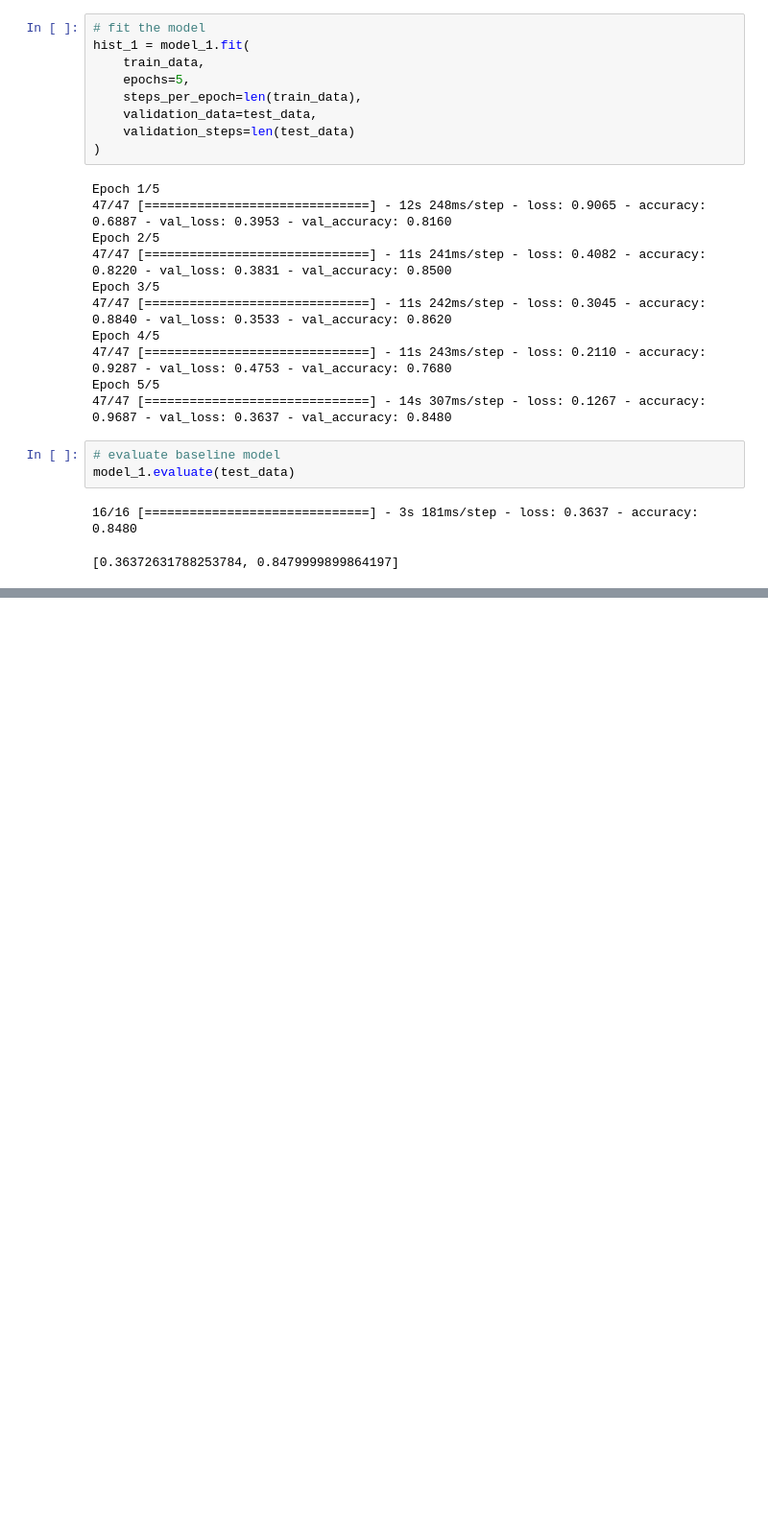
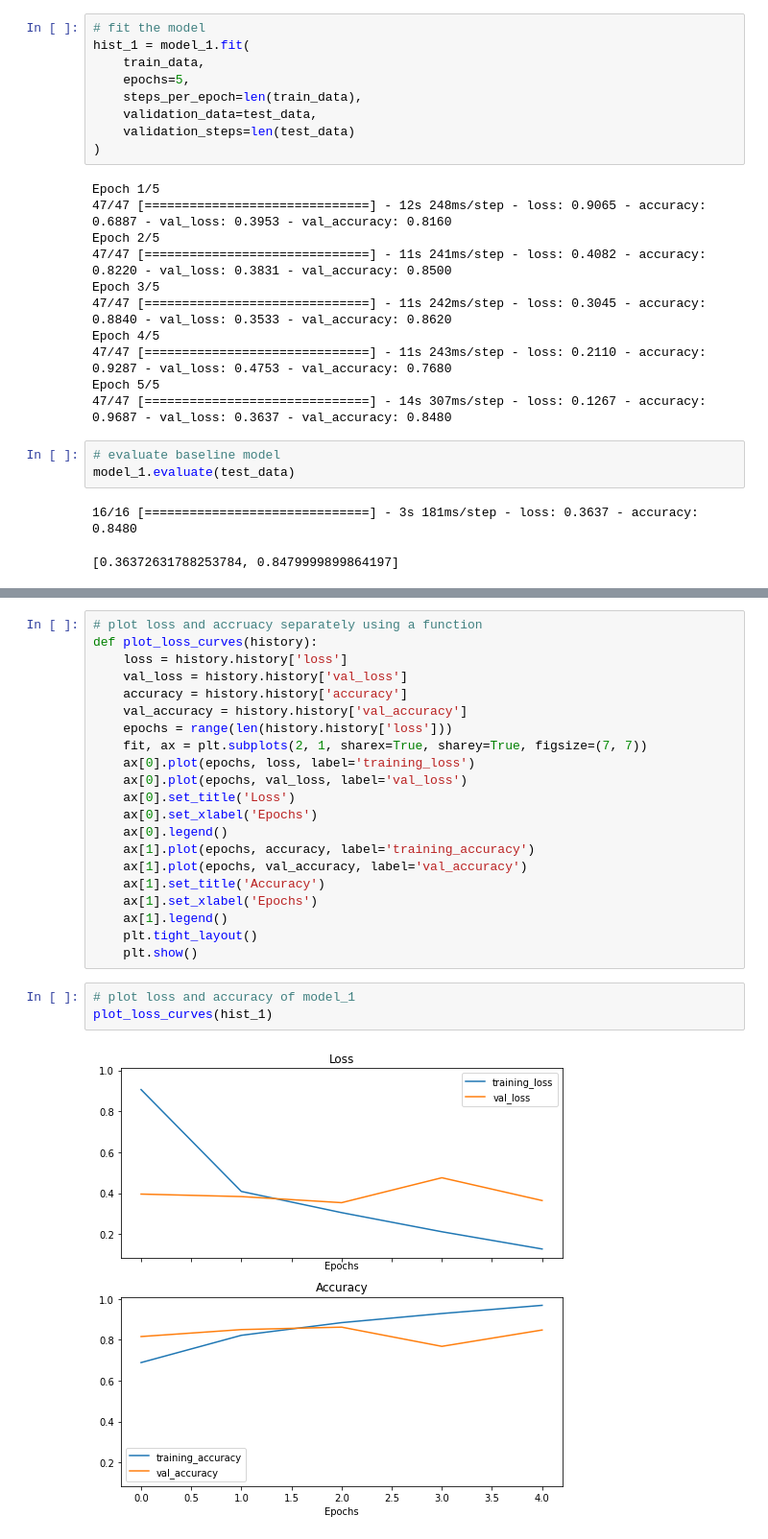
Before and after one commit to hiydavid/tfdev-learning, a Jupyter notebook: ZTM/notebooks/tfdev_03_computer_vision_convolutional_neural_networks.ipynb, the cells around one changed output, grey strips where cells are left out. Shown: that part at 96% size. Drawn from its saved outputs; the diff is of its cells as text; blank space fills up the shorter version.

```diff
--- a/ZTM/notebooks/tfdev_03_computer_vision_convolutional_neural_networks.ipynb
+++ b/ZTM/notebooks/tfdev_03_computer_vision_convolutional_neural_networks.ipynb
@@ -342,0 +349,26 @@ model_1.evaluate(test_data)
+# %%
+# plot loss and accruacy separately using a function
+def plot_loss_curves(history):
+    loss = history.history['loss']
+    val_loss = history.history['val_loss']
+    accuracy = history.history['accuracy']
+    val_accuracy = history.history['val_accuracy']
+    epochs = range(len(history.history['loss']))
+    fit, ax = plt.subplots(2, 1, sharex=True, sharey=True, figsize=(7, 7))
+    ax[0].plot(epochs, loss, label='training_loss')
+    ax[0].plot(epochs, val_loss, label='val_loss')
+    ax[0].set_title('Loss')
+    ax[0].set_xlabel('Epochs')
+    ax[0].legend()
+    ax[1].plot(epochs, accuracy, label='training_accuracy')
+    ax[1].plot(epochs, val_accuracy, label='val_accuracy')
+    ax[1].set_title('Accuracy')
+    ax[1].set_xlabel('Epochs')
+    ax[1].legend()
+    plt.tight_layout()
+    plt.show()
+# %%
+# plot loss and accuracy of model_1
+plot_loss_curves(hist_1)
+# %% [output]
+[figure, added]
```
Also changed, not shown: parts of 1 cell of this notebook.
